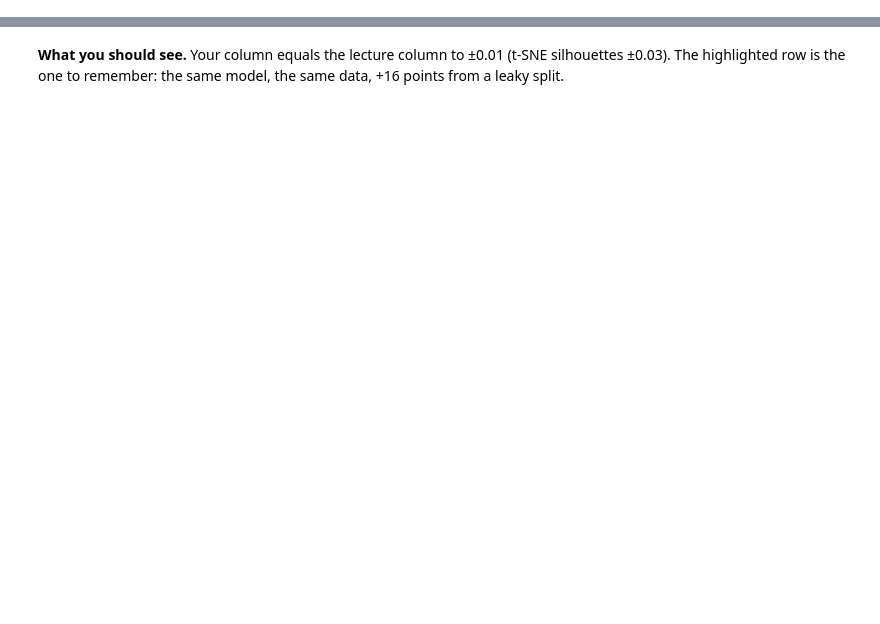
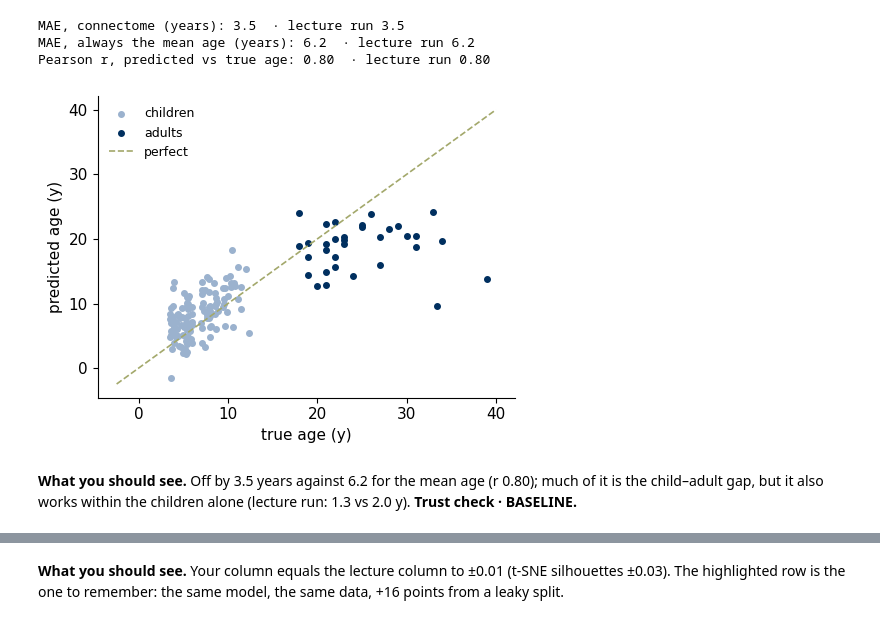
Before and after one commit to gon-uri/ITBA2026, a Jupyter notebook: notebook/ml_neural_ts_notebook.ipynb, the cells around one changed output, grey strips where cells are left out. Saved outputs shown, nothing was run; the diff lists cells and outputs as text; code cells hidden in the pictures; blank space fills up the shorter version.

```diff
--- a/notebook/ml_neural_ts_notebook.ipynb
+++ b/notebook/ml_neural_ts_notebook.ipynb
@@ -1836,0 +708,34 @@ Compare the table with your neighbours: we look at it together right after the n
+# %%
+# §7.1 · Tangent connectome -> ridge regression of age; 5 folds x 10 repeats over people
+need("ts")
+mae, mae0, r_, oof = [], [], [], np.zeros((10, n_p))
+for k, (tr, te) in enumerate(RepeatedKFold(n_splits=5, n_repeats=10, random_state=SEED).split(ts)):
+    m = Pipeline([("connectome", ConnectivityMeasure(kind="tangent", vectorize=True, discard_diagonal=True)),
+                  ("scale", StandardScaler()), ("ridge", RidgeCV(alphas=np.logspace(-3, 3, 13)))]).fit(ts[tr], age[tr])
+    p = m.predict(ts[te])
+    oof[k // 5, te] = p
+    mae.append(np.mean(np.abs(p - age[te])))
+    mae0.append(np.mean(np.abs(age[tr].mean() - age[te])))     # always the training mean age
+    r_.append(pearsonr(p, age[te])[0])
+show("MAE, connectome (years)", np.mean(mae), key="dev_age_all_mae_model_mean_y", nd=1)
+show("MAE, always the mean age (years)", np.mean(mae0), key="dev_age_all_mae_trainmean_baseline_mean_y", nd=1)
+show("Pearson r, predicted vs true age", np.mean(r_), key="dev_age_all_pearson_r_mean")
+note("fmri_age", np.mean(mae), np.mean(mae0))
+pred = oof.mean(0)                                            # out-of-fold prediction, mean over repeats
+fig, ax = plt.subplots(figsize=(5, 3.8))
+ax.scatter(age[~is_adult], pred[~is_adult], s=16, color=CHILD_C, label="children")
+ax.scatter(age[is_adult], pred[is_adult], s=16, color=ADULT_C, label="adults")
+lim = [min(age.min(), pred.min()) - 1, max(age.max(), pred.max()) + 1]
+ax.plot(lim, lim, color=OLIVE, ls="--", lw=1.2, label="perfect")
+ax.set_xlabel("true age (y)"); ax.set_ylabel("predicted age (y)"); ax.legend(frameon=False, fontsize=9)
+plt.tight_layout(); plt.show()
+# %% [output]
+MAE, connectome (years): 3.5  · lecture run 3.5
+MAE, always the mean age (years): 6.2  · lecture run 6.2
+Pearson r, predicted vs true age: 0.80  · lecture run 0.80
+[figure, added]
+# %% [markdown]
+**What you should see.** Off by 3.5 years against
+6.2 for the mean age (r 0.80); much of it is
+the child–adult gap, but it also works within the children alone (lecture run: 1.3
+vs 2.0 y). **Trust check · BASELINE.**
```
Also changed, not shown: parts of 160 cells of this notebook.
